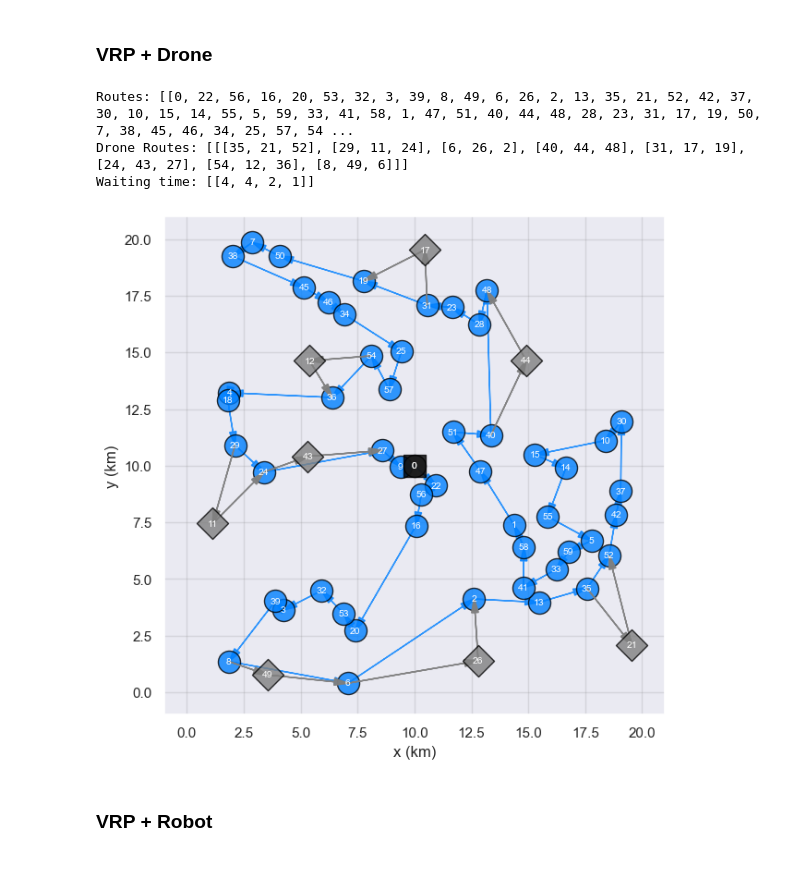
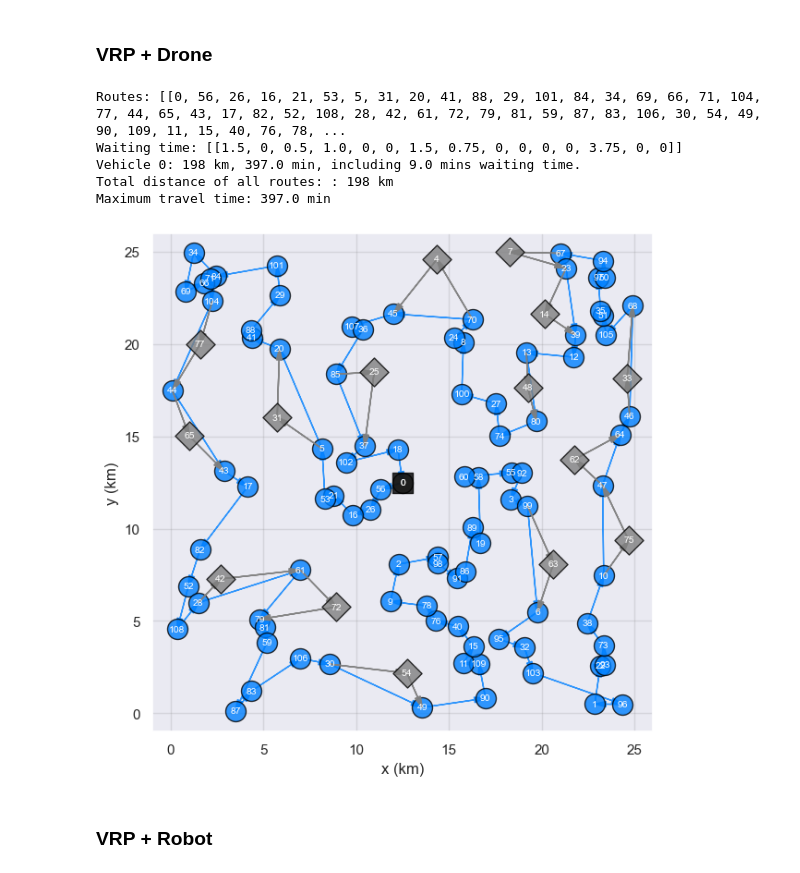
Before and after one commit to jy09567824/vehicle-routing-problem, a Jupyter notebook: VRPRD_ORTools.ipynb, the cells around one changed output. Cells and saved outputs as stored; diff of their text form; code cells hidden in the pictures.

```diff
--- a/VRPRD_ORTools.ipynb
+++ b/VRPRD_ORTools.ipynb
@@ -393,11 +400,12 @@ def select_drone_nodes(data, routes, excludes=[]):
                 for n in nodes:
                     drone_nodes[i].remove(n) if n in drone_nodes[i] else None
 
-    # 取得 Drone 的合適路徑, 原路徑鄰的點不能為其他 Drone 點
     drone_routes = [[] for i in range(len(routes))]
     for i, group in enumerate(drone_nodes):
         exclusion = []
+        # 取得 Drone 的合適路徑
         for n in group:
+            # 原路徑鄰的點不能為其他 Drone 點
             if n not in exclusion:
                 start, end = routes[i].index(n)-1, routes[i].index(n)+1
                 exclusion.append(routes[i][start])
@@ -405,9 +413,17 @@ def select_drone_nodes(data, routes, excludes=[]):
                 route = [routes[i][start], n, routes[i][end]]
                 drone_routes[i].append(route)
 
+    # 排除會造成等待的 Drone 路線
+    for i, group in enumerate(drone_routes):
+        for r in group:
+            dur_d = get_objective_value(data, r, DRONE_SPEED, 'e_distance_matrix')
+            start, end = r[0], r[-1]
+            r_v = routes[i][routes[i].index(start):routes[i].index(end)+1]
+            dur_v = get_objective_value(data, r_v, VEHICLE_SPEED)
+            if dur_d + 2 >= dur_v: # Drone 較晚到達會產生等待 & 多花 2min 派遣 Drone 不如自己去跑
+                # print('Remove:', r)
+                drone_routes[i].remove(r)
 
-
-    print('Drone Routes:', drone_routes)
     return drone_routes
 # %%
 def select_robot_nodes(data, routes):
@@ -518,7 +532,7 @@ def plot_map(routes, drone_routes=[], robot_routes=[], **controls):
 
     def draw_node(node, color='gray', marker='o'):
         text_kwargs = dict(s=str(node), fontsize=7.5, color="white", horizontalalignment='center', verticalalignment='center')
-        node_kwargs = dict(s=300, color=color, alpha=0.8, edgecolors='black', marker=marker)
+        node_kwargs = dict(s=250, color=color, alpha=0.8, edgecolors='black', marker=marker)
         loc = data['num_locations'][node]
         plt.scatter(x=loc[0], y=loc[1], **node_kwargs)
         plt.text(x=loc[0], y=loc[1], **text_kwargs)
@@ -570,7 +584,7 @@ def plot_map(routes, drone_routes=[], robot_routes=[], **controls):
 ## VRP 解題方法說明
 # %%
 # Set data & control parameter
-controls = dict(map_size=(20, 20), num_nodes=1, num_vehicles=1)
+controls = dict(map_size=(25, 25), num_nodes=110, num_vehicles=1)
 data = create_data_model(**controls)
 
 plot_map(routes=[], **controls)
@@ -592,21 +610,25 @@ Routes: [[0, 49, 33, 21, 15, 14, 48, 19, 57, 13, 22, 9, 1, 40, 17, 7, 56, 30, 42
 # %%
 # 解 VRP -> 分開挑選 Drone 點 -> 連接路線
 data = create_data_model(**controls)
-routes = solve_routing_problem(data)
-drone_routes = select_drone_nodes(data, routes)
+VRPD_routes = solve_routing_problem(data)
+drone_routes = select_drone_nodes(data, VRPD_routes)
 # 調整車輛路線
 for index, group in enumerate(drone_routes):
     for r in group:
-        routes[index].remove(r[1])
+        VRPD_routes[index].remove(r[1])
 
-drone_waiting = get_waiting_time(data, routes, drone_routes, 'drone')
+drone_waiting = get_waiting_time(data, VRPD_routes, drone_routes, 'drone')
 print("Waiting time:", drone_waiting)
-plot_map(routes=routes,drone_routes=drone_routes, robot_routes=[], **controls)
+total_dist, total_time, waiting_time = get_travelling_time(data, VRPD_routes, drone_waiting)
+
+plot_map(routes=VRPD_routes, drone_routes=drone_routes, robot_routes=[], **controls)
 # %% [output]
-Routes: [[0, 22, 56, 16, 20, 53, 32, 3, 39, 8, 49, 6, 26, 2, 13, 35, 21, 52, 42, 37, 30, 10, 15, 14, 55, 5, 59, 33, 41, 58, 1, 47, 51, 40, 44, 48, 28, 23, 31, 17, 19, 50, 7, 38, 45, 46, 34, 25, 57, 54 ...
-Drone Routes: [[[35, 21, 52], [29, 11, 24], [6, 26, 2], [40, 44, 48], [31, 17, 19], [24, 43, 27], [54, 12, 36], [8, 49, 6]]]
-Waiting time: [[4, 4, 2, 1]]
+Routes: [[0, 56, 26, 16, 21, 53, 5, 31, 20, 41, 88, 29, 101, 84, 34, 69, 66, 71, 104, 77, 44, 65, 43, 17, 82, 52, 108, 28, 42, 61, 72, 79, 81, 59, 87, 83, 106, 30, 54, 49, 90, 109, 11, 15, 40, 76, 78, ...
+Waiting time: [[1.5, 0, 0.5, 1.0, 0, 0, 1.5, 0.75, 0, 0, 0, 0, 3.75, 0, 0]]
+Vehicle 0: 198 km, 397.0 min, including 9.0 mins waiting time.
+Total distance of all routes: : 198 km
+Maximum travel time: 397.0 min
-[figure, old version]
+[figure, new version]
 # %% [markdown]
 ### VRP + Robot
 # %%
```
Also changed, not shown: parts of 19 cells of this notebook, 20 other files.
